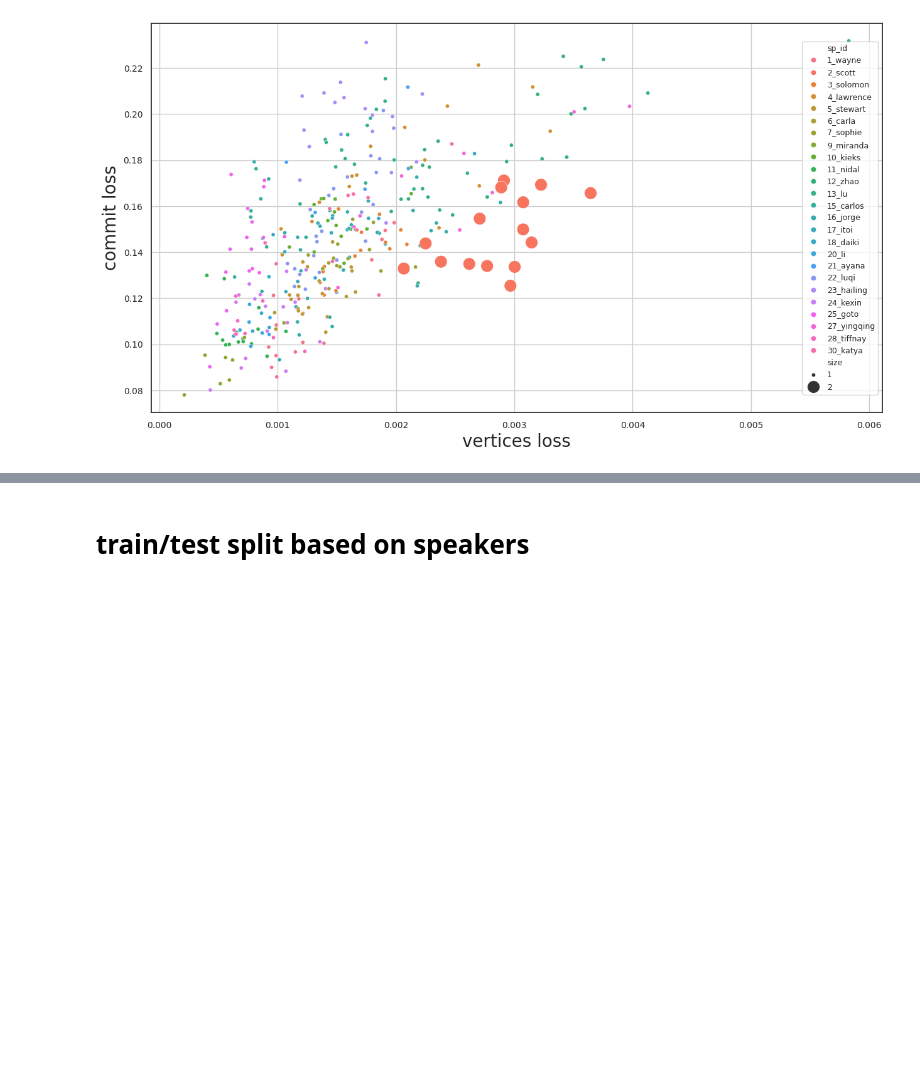
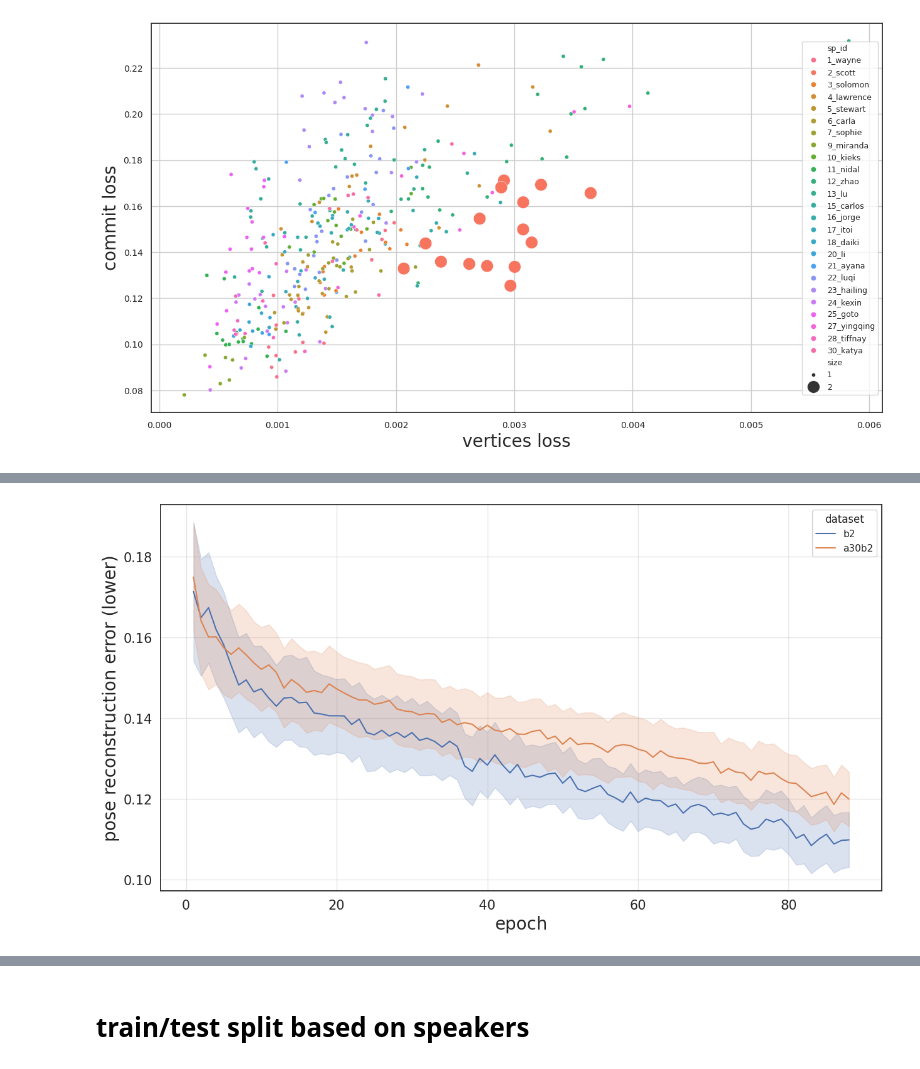
Before and after one commit to klshrinidhi/PantoMatrix, a Jupyter notebook: create_amass30_beat2.ipynb, the cells around one changed output, grey strips where cells are left out. Cells and saved outputs as stored; diff of their text form; code cells hidden in the pictures; blank space fills up the shorter version.

```diff
--- a/create_amass30_beat2.ipynb
+++ b/create_amass30_beat2.ipynb
@@ -422,0 +425,8 @@ plt.tight_layout()
+# %%
+test_losses_d = pathlib.Path('test_losses')
+lower_b2 = next(test_losses_d.glob('lower_b2ss_*'))
+upper_b2 = next(test_losses_d.glob('upper_b2ss_*'))
+hands_b2 = next(test_losses_d.glob('hands_b2ss_*'))
+lower_a30b2 = next(test_losses_d.glob('lower_a30b2ss_*'))
+upper_a30b2 = next(test_losses_d.glob('lower_a30b2ss_*'))
+hands_a30b2 = next(test_losses_d.glob('lower_a30b2ss_*'))
@@ -422,0 +446,24 @@ plt.tight_layout()
+# %%
+def create_rows(losses,part,dataset):
+    rows = list()
+    for epoch,row in enumerate(losses):
+        for seq,values in row.items():
+            rows.append({'part':part,
+                         'dataset':dataset,
+                         'epoch':epoch,
+                         'seq':seq,
+                         'rec':values['rec'],
+                         'ver':values['ver']})
+    return rows
+# %%
+df = (create_rows(lower_b2_losses,'lower','b2') +
+      create_rows(upper_b2_losses,'upper','b2') +
+      create_rows(hands_b2_losses,'hands','b2') +
+      create_rows(lower_a30b2_losses,'lower','a30b2') +
+      create_rows(lower_a30b2_losses,'upper','a30b2') +
+      create_rows(lower_a30b2_losses,'hands','a30b2'))
+df = pd.DataFrame(df)
+# Remove the rows for epoch 0 because these errors are computing at the first
+# iter of the training.
+df = df[df.epoch > 0]
+df
@@ -422,0 +484,11 @@ plt.tight_layout()
+# %%
+fig = plt.figure(figsize=(1280*plt_px,720*plt_px))
+ax = sns.lineplot(data=df[df.part == 'lower'],x='epoch',y='rec',hue='dataset',errorbar='sd')
+plt.xlabel('epoch',fontsize=20)
+plt.ylabel('pose reconstruction error (lower)',fontsize=20)
+plt.xticks(fontsize=15)
+plt.yticks(fontsize=15)
+plt.grid(alpha=0.5)
+plt.tight_layout()
+# %% [output]
+[figure, added]
```
Also changed, not shown: parts of 20 cells of this notebook, 20 other files.
